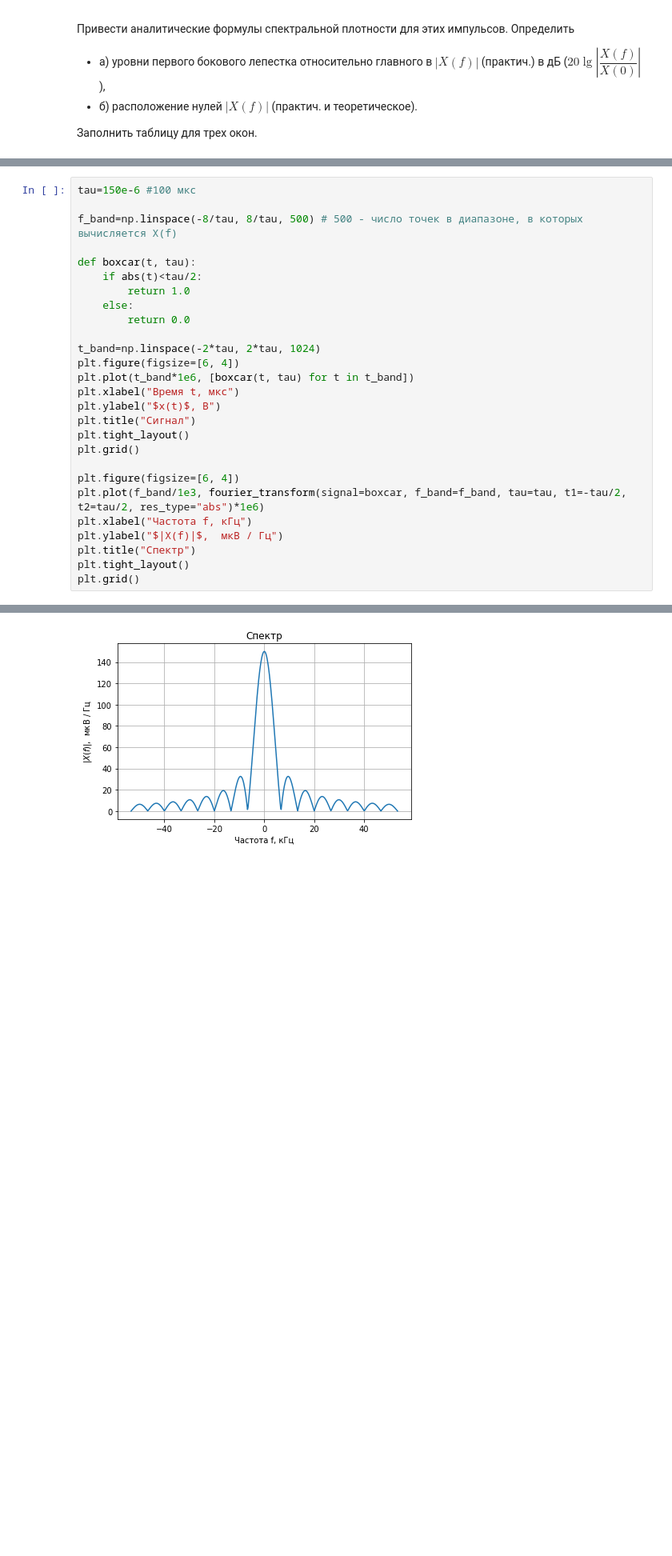
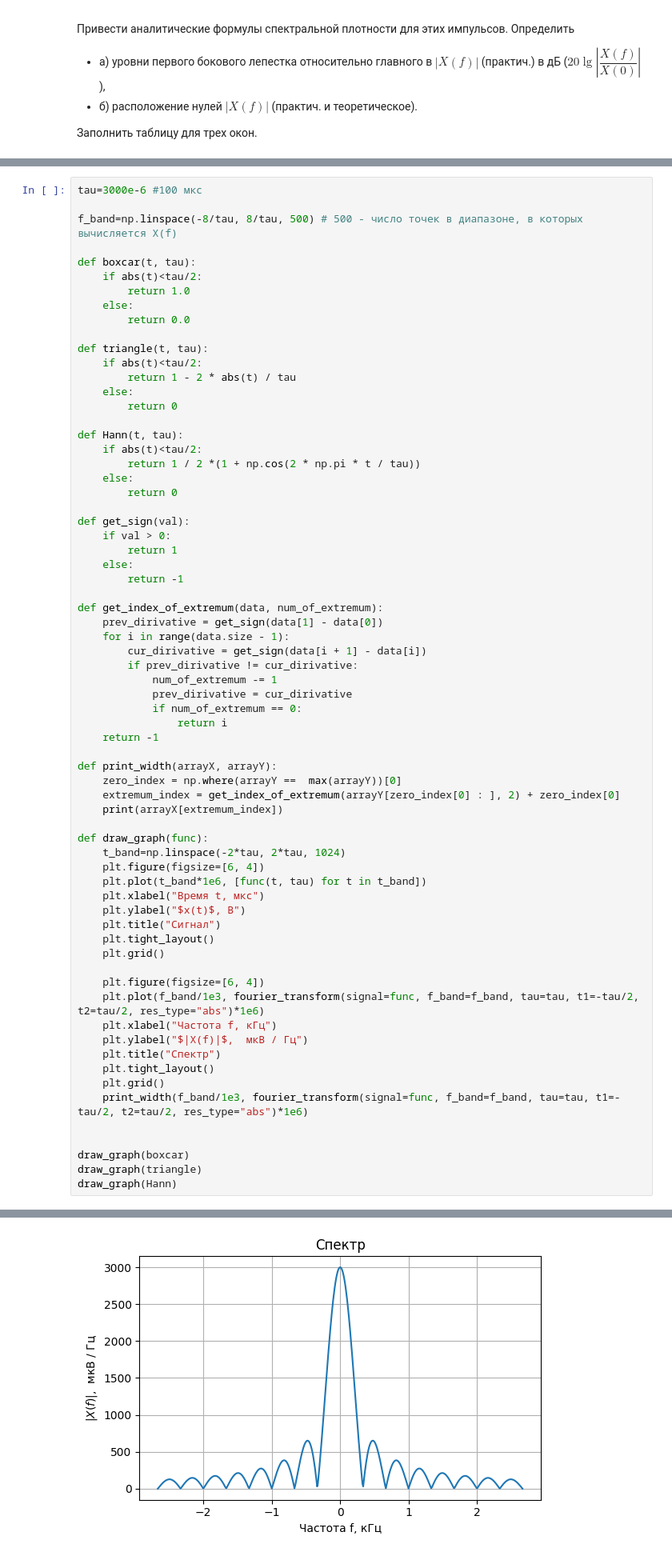
Before and after one commit to Zararest/Labs, a Jupyter notebook: RT_1/from email/Lab1_task.ipynb, the cells around one changed output, grey strips where cells are left out. Shown at 80% size. Saved outputs shown, nothing was run; the diff lists cells and outputs as text; blank space fills up the shorter version.

```diff
--- a/RT_1/from email/Lab1_task.ipynb
+++ b/RT_1/from email/Lab1_task.ipynb
@@ -319,5 +329,5 @@ $$w_H(t)=\left\{ \begin{matrix}
 # %%
-tau=150e-6 #100 мкс
+tau=3000e-6 #100 мкс
 
 f_band=np.linspace(-8/tau, 8/tau, 500) # 500 - число точек в диапазоне, в которых вычисляется X(f)
 
@@ -327,20 +337,61 @@ def boxcar(t, tau):
     else:
         return 0.0
 
-t_band=np.linspace(-2*tau, 2*tau, 1024)
-plt.figure(figsize=[6, 4])
-plt.plot(t_band*1e6, [boxcar(t, tau) for t in t_band])
-plt.xlabel("Время t, мкс")
-plt.ylabel("$x(t)$, В")
-plt.title("Сигнал")
-plt.tight_layout()
-plt.grid()
+def triangle(t, tau):
+    if abs(t)<tau/2:
+        return 1 - 2 * abs(t) / tau
+    else:
+        return 0
 
-plt.figure(figsize=[6, 4])
-plt.plot(f_band/1e3, fourier_transform(signal=boxcar, f_band=f_band, tau=tau, t1=-tau/2, t2=tau/2, res_type="abs")*1e6)
-plt.xlabel("Частота f, кГц")
-plt.ylabel("$|X(f)|$,  мкВ / Гц")
-plt.title("Спектр")
-plt.tight_layout()
-plt.grid()
+def Hann(t, tau):
+    if abs(t)<tau/2:
+        return 1 / 2 *(1 + np.cos(2 * np.pi * t / tau))
+    else:
+        return 0
+
+def get_sign(val):
+    if val > 0:
+        return 1
+    else:
+        return -1
+
+def get_index_of_extremum(data, num_of_extremum):
+    prev_dirivative = get_sign(data[1] - data[0])
+    for i in range(data.size - 1):
+        cur_dirivative = get_sign(data[i + 1] - data[i])
+        if prev_dirivative != cur_dirivative:
+            num_of_extremum -= 1
+            prev_dirivative = cur_dirivative
+            if num_of_extremum == 0:
+                return i
+    return -1
+
+def print_width(arrayX, arrayY):
+    zero_index = np.where(arrayY ==  max(arrayY))[0]
+    extremum_index = get_index_of_extremum(arrayY[zero_index[0] : ], 2) + zero_index[0]
+    print(arrayX[extremum_index])
+
+def draw_graph(func):
+    t_band=np.linspace(-2*tau, 2*tau, 1024)
+    plt.figure(figsize=[6, 4])
+    plt.plot(t_band*1e6, [func(t, tau) for t in t_band])
+    plt.xlabel("Время t, мкс")
+    plt.ylabel("$x(t)$, В")
+    plt.title("Сигнал")
+    plt.tight_layout()
+    plt.grid()
+
+    plt.figure(figsize=[6, 4])
+    plt.plot(f_band/1e3, fourier_transform(signal=func, f_band=f_band, tau=tau, t1=-tau/2, t2=tau/2, res_type="abs")*1e6)
+    plt.xlabel("Частота f, кГц")
+    plt.ylabel("$|X(f)|$,  мкВ / Гц")
+    plt.title("Спектр")
+    plt.tight_layout()
+    plt.grid()
+    print_width(f_band/1e3, fourier_transform(signal=func, f_band=f_band, tau=tau, t1=-tau/2, t2=tau/2, res_type="abs")*1e6)
+
+
+draw_graph(boxcar)
+draw_graph(triangle)
+draw_graph(Hann)
 # %% [output]
@@ -348 +402 @@ plt.grid()
-[figure, old version]
+[figure, new version]
```
Also changed, not shown: parts of 13 cells of this notebook.
